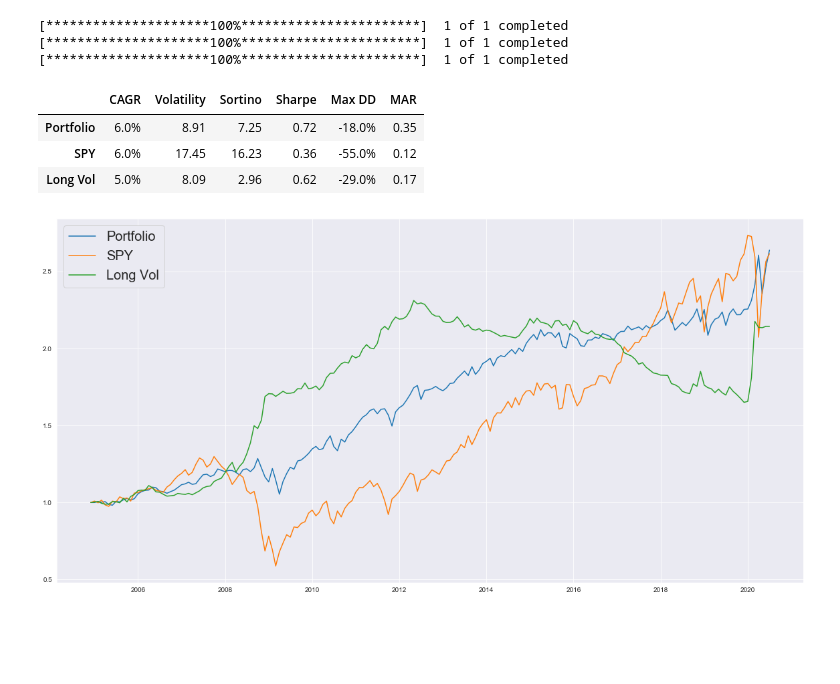
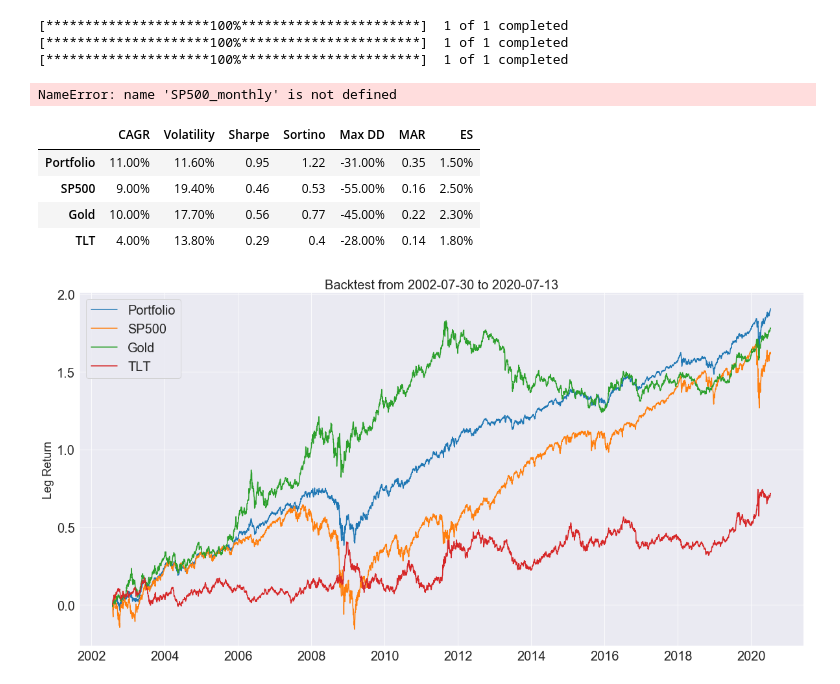
Before and after one commit to webclinic017/Portfolio_Construction, a Jupyter notebook: Portfolio_Backtest/Permanent_Portfolio.ipynb, the cells around one changed output. Drawn from its saved outputs; the diff is of its cells as text; code cells hidden in the pictures; blank space fills up the shorter version.

```diff
--- a/Portfolio_Backtest/Permanent_Portfolio.ipynb
+++ b/Portfolio_Backtest/Permanent_Portfolio.ipynb
@@ -155 +178,6 @@ asset_2_tmp = quandl.get("LBMA/GOLD", authtoken="6rNSyTM5R4g7_B7XSyQW")
+# %%
+Gold = pd.DataFrame(Gold_tmp["USD (AM)"])
+Gold_monthly = Gold.resample('M').last()
+Gold.columns = ['Gold']
+Gold_monthly.columns = ['Gold']
 # %%
@@ -171,42 +203,43 @@ data.columns = data_names
-# %%
-data = pd.concat([asset_1], axis = 1)
-data = data.ffill()
-data = data.dropna()
-monthly_data = data.resample('M').first()
-monthly_data.index=monthly_data.index.map(lambda x : x.replace(day=1))
-
-long_vol = data_imp[3:]
-long_vol.index= pd.to_datetime(data_imp[3:]['Unnamed: 0'])
-long_vol = pd.DataFrame(long_vol['Unnamed: 2'])
-
-
-monthly_data = pd.concat([monthly_data, long_vol], axis=1)
-monthly_data = monthly_data.ffill()
-monthly_data = monthly_data.dropna()
-monthly_data.columns = data_names + ["Long Vol"]
-monthly_data = monthly_data/monthly_data.shift()
-monthly_data = monthly_data.fillna(1)
+# %%
+######## Monthly Data
+
+data_tmp = pd.concat([SP500_monthly, Gold_monthly], axis = 1)
+data_tmp = data_tmp.ffill()
+data_tmp = data_tmp.dropna()
+monthly_data = monthly_data/monthly_data.shift()
+monthly_data = monthly_data.fillna(1)
+monthly_data = monthly_data.ffill()
+monthly_data = monthly_data.dropna()
+# %% [output]
+NameError: name 'SP500_monthly' is not defined
 # %%
-rebalance_freq = 6
+rebalance_freq = 252
 tol = 0.10
-W = [0.5, 0.5]
+W = [2/4, 1/4, 1/4]
 
-data_names = ['SPY'] + ["Long Vol"]
+data_names = data.columns.tolist()
 
 
-result = backtest_strategy(monthly_data, W, tol, rebalance_freq, data_names)
+result, weights = backtest_strategy(data, W, tol, rebalance_freq, data_names, leverage = 1.2)
 # %%
-sns.set_style("darkgrid")
-plt.figure(figsize=(20,10))
+sns.set_style("darkgrid");
+plt.figure(figsize=(20,10));
 for i in result.columns:
-    plt.plot(result[i], label = i);
+    plt.plot(np.log(result[i]), label = i);
 
+start = datetime.date(result.index.min());
+end = datetime.date(result.index.max());
 plt.legend(loc=2, prop={'size': 20});
+plt.title('Backtest from ' + str(start) + ' to ' + str(end), fontsize=20)
+plt.ylabel('Leg Return', fontsize=18)
+plt.rc('xtick',labelsize=20)
+plt.rc('ytick',labelsize=20)
 
-strategy_evaluation(result, data_names, freq = 'M')
+strategy_evaluation(result, data_names, freq = 'D')
 # %% [output]
-|  | CAGR | Volatility | Sortino | Sharpe | Max DD | MAR |
-| Portfolio | 6.0% | 8.91 | 7.25 | 0.72 | -18.0% | 0.35 |
-| SPY | 6.0% | 17.45 | 16.23 | 0.36 | -55.0% | 0.12 |
-| Long Vol | 5.0% | 8.09 | 2.96 | 0.62 | -29.0% | 0.17 |
+|  | CAGR | Volatility | Sharpe | Sortino | Max DD | MAR | ES |
+| Portfolio | 11.00% | 11.60% | 0.95 | 1.22 | -31.00% | 0.35 | 1.50% |
+| SP500 | 9.00% | 19.40% | 0.46 | 0.53 | -55.00% | 0.16 | 2.50% |
+| Gold | 10.00% | 17.70% | 0.56 | 0.77 | -45.00% | 0.22 | 2.30% |
+| TLT | 4.00% | 13.80% | 0.29 | 0.4 | -28.00% | 0.14 | 1.80% |
-[figure, old version]
+[figure, new version]
```
Also changed, not shown: parts of 12 cells of this notebook.
